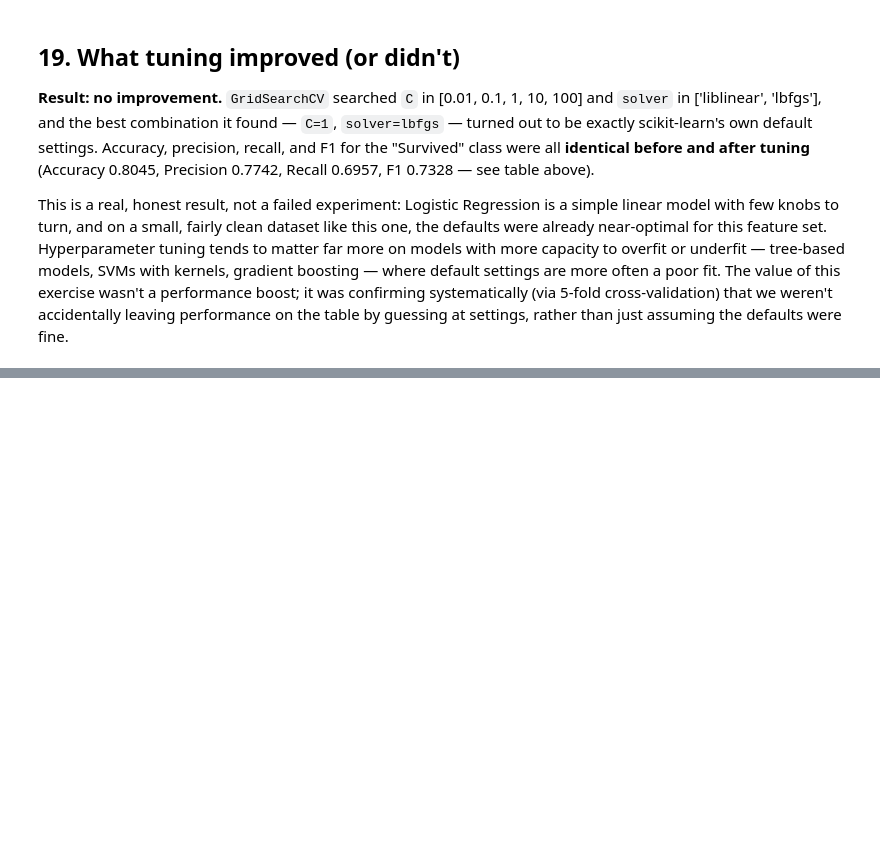
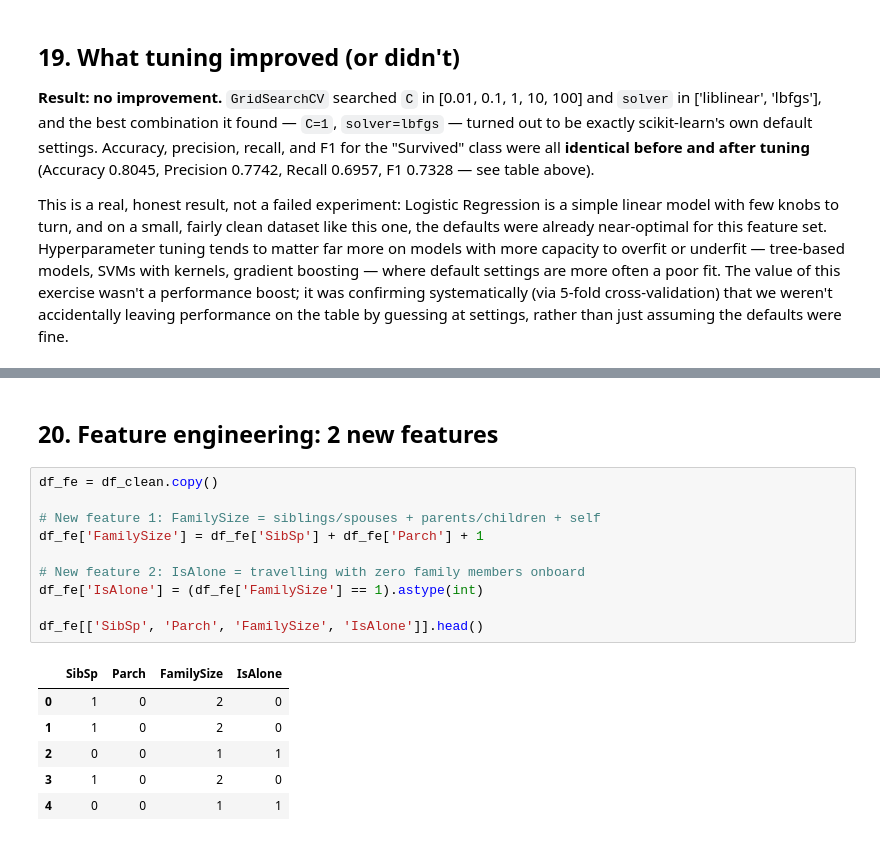
Before and after one commit to Me-Imran56/neurofive-ml-track, a Jupyter notebook: titanic_eda.ipynb, the cells around one changed output, grey strips where cells are left out. Cells and saved outputs as stored; diff of their text form; blank space fills up the shorter version.

Commit message:
Task 7: sklearn Pipeline + ColumnTransformer + feature engineering

```diff
--- a/titanic_eda.ipynb
+++ b/titanic_eda.ipynb
@@ -511,0 +520,19 @@ settings, rather than just assuming the defaults were fine.
+# %% [markdown]
+## 20. Feature engineering: 2 new features
+# %%
+df_fe = df_clean.copy()
+
+# New feature 1: FamilySize = siblings/spouses + parents/children + self
+df_fe['FamilySize'] = df_fe['SibSp'] + df_fe['Parch'] + 1
+
+# New feature 2: IsAlone = travelling with zero family members onboard
+df_fe['IsAlone'] = (df_fe['FamilySize'] == 1).astype(int)
+
+df_fe[['SibSp', 'Parch', 'FamilySize', 'IsAlone']].head()
+# %% [output]
+|  | SibSp | Parch | FamilySize | IsAlone |
+| 0 | 1 | 0 | 2 | 0 |
+| 1 | 1 | 0 | 2 | 0 |
+| 2 | 0 | 0 | 1 | 1 |
+| 3 | 1 | 0 | 2 | 0 |
+| 4 | 0 | 0 | 1 | 1 |
```
Also changed, not shown: parts of 12 cells of this notebook, 2 other files.
